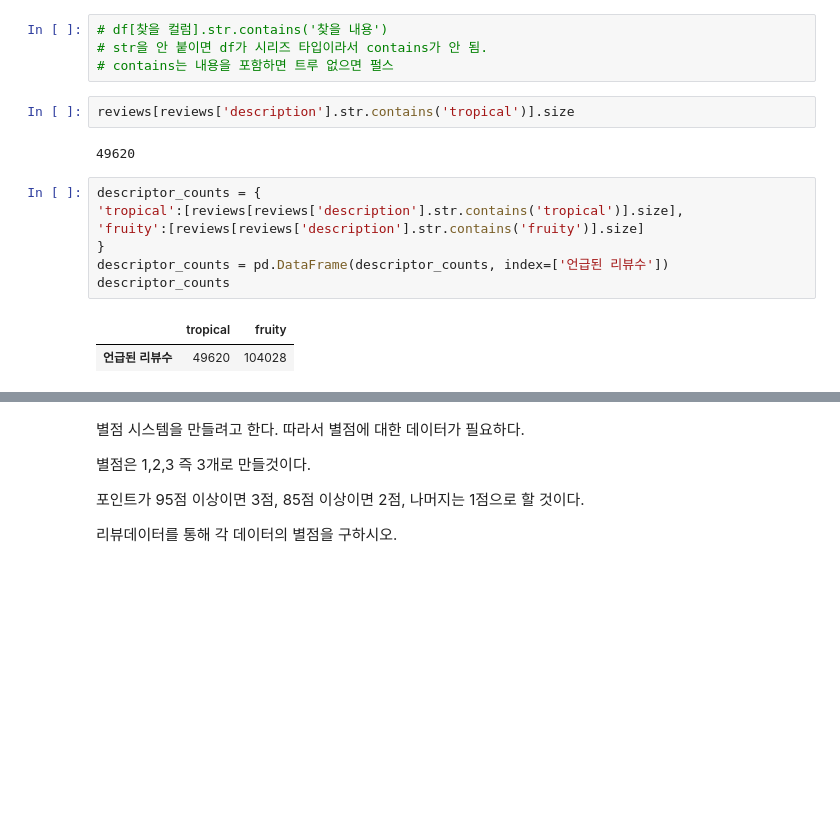
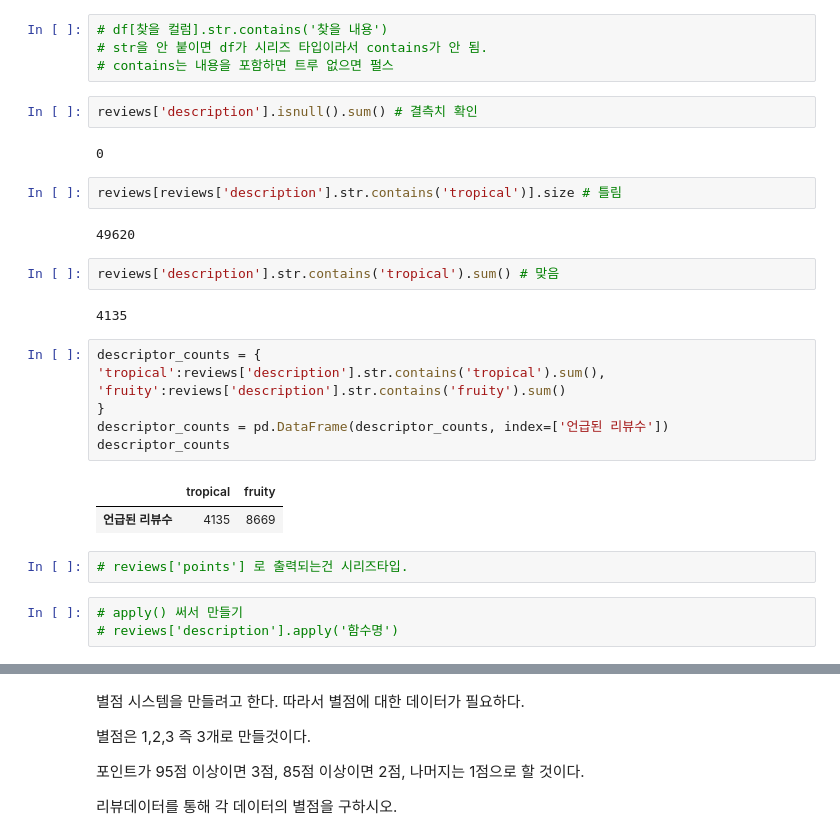
Before and after one commit to wnstjq0915/my_study, a Jupyter notebook: yh-k4-main/데이터분석 리뷰/2.d 실습 Pandas-3.ipynb, the cells around one changed output, grey strips where cells are left out. Drawn from its saved outputs; the diff is of its cells as text; blank space fills up the shorter version.

```diff
--- a/yh-k4-main/데이터분석 리뷰/2.d 실습 Pandas-3.ipynb
+++ b/yh-k4-main/데이터분석 리뷰/2.d 실습 Pandas-3.ipynb
@@ -90,17 +139,30 @@ array(['Merlot', 'Merlot', 'Pinot Grigio', 'Merlot', 'Portuguese Red',
 # df[찾을 컬럼].str.contains('찾을 내용')
 # str을 안 붙이면 df가 시리즈 타입이라서 contains가 안 됨.
 # contains는 내용을 포함하면 트루 없으면 펄스
+# %%
+reviews['description'].isnull().sum() # 결측치 확인
+# %% [output]
+0
 # %%
-reviews[reviews['description'].str.contains('tropical')].size
+reviews[reviews['description'].str.contains('tropical')].size # 틀림
 # %% [output]
 49620
+# %%
+reviews['description'].str.contains('tropical').sum() # 맞음
+# %% [output]
+4135
 # %%
 descriptor_counts = {
-'tropical':[reviews[reviews['description'].str.contains('tropical')].size],
-'fruity':[reviews[reviews['description'].str.contains('fruity')].size]
+'tropical':reviews['description'].str.contains('tropical').sum(),
+'fruity':reviews['description'].str.contains('fruity').sum()
 }
 descriptor_counts = pd.DataFrame(descriptor_counts, index=['언급된 리뷰수'])
 descriptor_counts
 # %% [output]
 |  | tropical | fruity |
-| 언급된 리뷰수 | 49620 | 104028 |
+| 언급된 리뷰수 | 4135 | 8669 |
+# %%
+# reviews['points'] 로 출력되는건 시리즈타입.
+# %%
+# apply() 써서 만들기
+# reviews['description'].apply('함수명')
```
Also changed, not shown: parts of 17 cells of this notebook, 1 other file.
